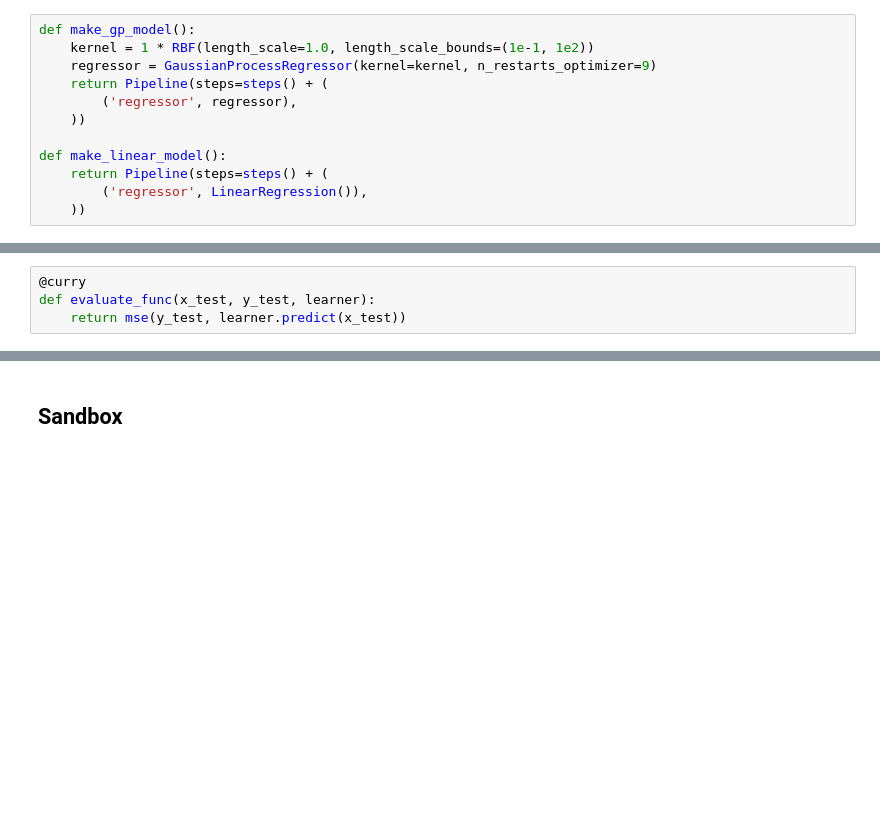
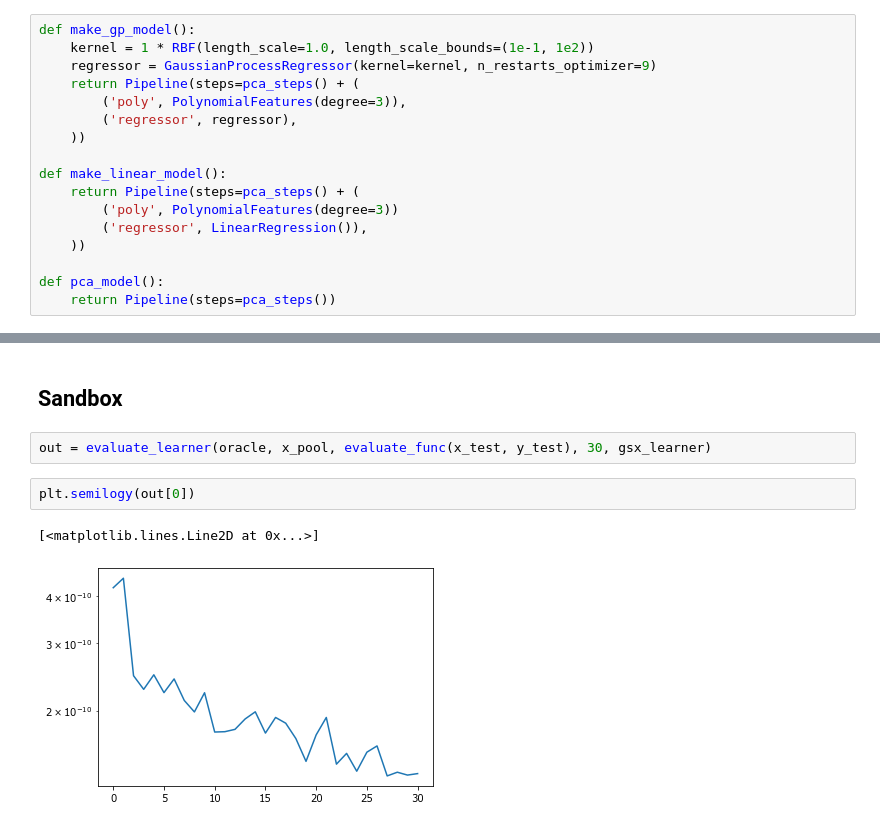
Before and after one commit to usnistgov/active-learning, a Jupyter notebook: active-learning.ipynb, the cells around one changed output, grey strips where cells are left out. Cells and saved outputs as stored; diff of their text form; blank space fills up the shorter version.

```diff
--- a/active-learning.ipynb
+++ b/active-learning.ipynb
@@ -82,11 +107,16 @@ def steps():
 def make_gp_model():
     kernel = 1 * RBF(length_scale=1.0, length_scale_bounds=(1e-1, 1e2))
     regressor = GaussianProcessRegressor(kernel=kernel, n_restarts_optimizer=9)
-    return Pipeline(steps=steps() + (
+    return Pipeline(steps=pca_steps() + (
+        ('poly', PolynomialFeatures(degree=3)),
         ('regressor', regressor),
     ))
 
 def make_linear_model():
-    return Pipeline(steps=steps() + (
+    return Pipeline(steps=pca_steps() + (
+        ('poly', PolynomialFeatures(degree=3))
         ('regressor', LinearRegression()),
     ))
+
+def pca_model():
+    return Pipeline(steps=pca_steps())
@@ -118,7 +154,3 @@ def three_way_split(x_data, props, random_state):
 # %%
 def flatten(x_data):
     return x_data.reshape(x_data.shape[0], -1)
-# %%
-@curry
-def evaluate_func(x_test, y_test, learner):
-    return mse(y_test, learner.predict(x_test))
@@ -250,2 +352,9 @@ plot_parity(y_test, y_pred)
 # %% [markdown]
 ## Sandbox
+# %%
+out = evaluate_learner(oracle, x_pool, evaluate_func(x_test, y_test), 30, gsx_learner)
+# %%
+plt.semilogy(out[0])
+# %% [output]
+[<matplotlib.lines.Line2D at 0x...>]
+[figure, added]
```
Also changed, not shown: parts of 24 cells of this notebook.
